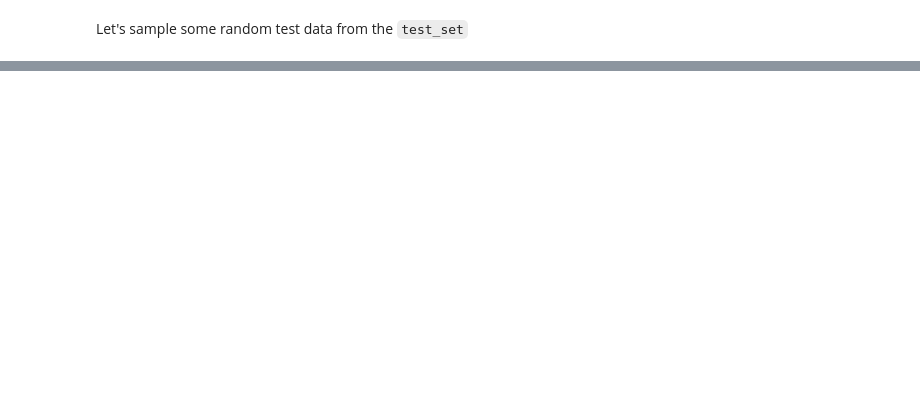
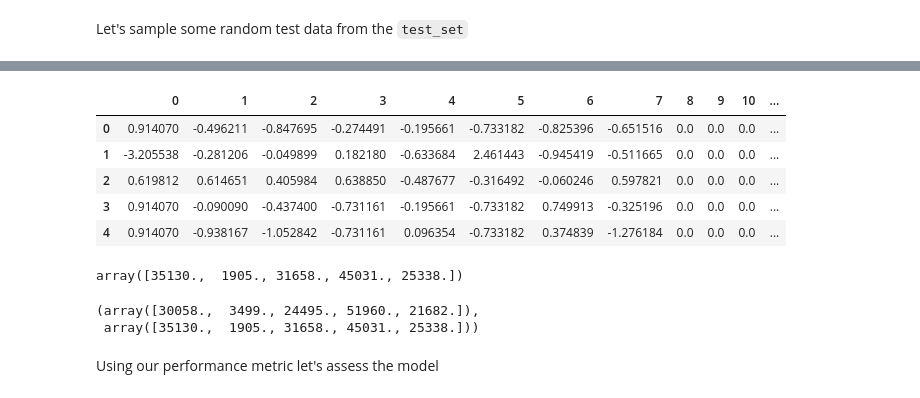
Before and after one commit to johnb-h/Car-Dataset-EDA-and-Prediction-Model, a Jupyter notebook: ID5059_run_script.ipynb, the cells around one changed output, grey strips where cells are left out. Drawn from its saved outputs; the diff is of its cells as text; code cells hidden in the pictures; blank space fills up the shorter version.

```diff
--- a/ID5059_run_script.ipynb
+++ b/ID5059_run_script.ipynb
@@ -489,7 +772,7 @@ class WithinGroupImputer(BaseEstimator, TransformerMixin):
                 X_[col] = X_[col].fillna(X_[col].median())
             if X_[col].dtypes == 'object':
                 # For object types impute with mode of group or overall if not available
-                X_.loc[(X[col].isna()) & X_[self.group_var].notna(), col] = X_[self.group_var].map(X_.groupby(self.group_var)[col].agg(pd.Series.mode))
+                X_.loc[(X[col].isna()) & X_[self.group_var].notna(), col] = X_[self.group_var].map(X_.groupby(self.group_var)[col].agg(lambda x: pd.Series.mode(x)[0] if not pd.Series.mode(x).empty else np.nan))
                 overall_mode = str(X_[self.group_var].mode().tolist()[0])
                 # Library has issues with object atttributes and NaN so need to replace them with np.NaN explciitly
                 X_.loc[:, col] = X_[col].fillna(np.nan).replace(np.nan, overall_mode)
@@ -581,5 +920 @@ So with these, instead of making the transformer any more complicated, we will j
-# %%
-mask = df['engine_type'].str.len() == 0
-overall_mode = df['engine_type'].mode()[0]
-df.loc[mask, 'engine_type'] = overall_mode
 # %% [markdown]
@@ -800,5 +1248,5 @@ linear_regression.fit(df_prepared_reduced, prices[train_set_index])
 # %% [markdown]
 Let's sample some random test data from the `test_set`
 # %%
-test_data = test_set.sample(30)
-pd.DataFrame(test_data)
+test_data = stratified_test_set.sample(100, random_state=21)
+pd.DataFrame(test_data).head(5)
@@ -808,11 +1270,25 @@ pd.DataFrame(test_labels)
 # %%
-test_data_prepared = full_pipeline.fit_transform(test_data)[:,[0,1,2,3,4,5,6,7,-1,-2]]
-pd.DataFrame(test_data_prepared.toarray())
+test_data_prepared = pipeline.transform(test_data)
+pd.DataFrame(test_data_prepared.toarray()).head(5)
+# %% [output]
+|  | 0 | 1 | 2 | 3 | 4 | 5 | 6 | 7 | 8 | 9 | 10 | ... |
+| 0 | 0.914070 | -0.496211 | -0.847695 | -0.274491 | -0.195661 | -0.733182 | -0.825396 | -0.651516 | 0.0 | 0.0 | 0.0 | ... |
+| 1 | -3.205538 | -0.281206 | -0.049899 | 0.182180 | -0.633684 | 2.461443 | -0.945419 | -0.511665 | 0.0 | 0.0 | 0.0 | ... |
+| 2 | 0.619812 | 0.614651 | 0.405984 | 0.638850 | -0.487677 | -0.316492 | -0.060246 | 0.597821 | 0.0 | 0.0 | 0.0 | ... |
+| 3 | 0.914070 | -0.090090 | -0.437400 | -0.731161 | -0.195661 | -0.733182 | 0.749913 | -0.325196 | 0.0 | 0.0 | 0.0 | ... |
+| 4 | 0.914070 | -0.938167 | -1.052842 | -0.731161 | 0.096354 | -0.733182 | 0.374839 | -1.276184 | 0.0 | 0.0 | 0.0 | ... |
 # %%
 test_predictions = linear_regression.predict(test_data_prepared).round()
-test_predictions
+test_predictions[:5]
+# %% [output]
+array([35130.,  1905., 31658., 45031., 25338.])
 # %%
-test_labels
+np.array(test_labels)[:5], test_predictions[:5]
+# %% [output]
+(array([30058.,  3499., 24495., 51960., 21682.]),
+ array([35130.,  1905., 31658., 45031., 25338.]))
+# %% [markdown]
+Using our performance metric let's assess the model
 # %%
 from sklearn.metrics import mean_squared_error
 
```
Also changed, not shown: parts of 162 cells of this notebook, 1 other file.
